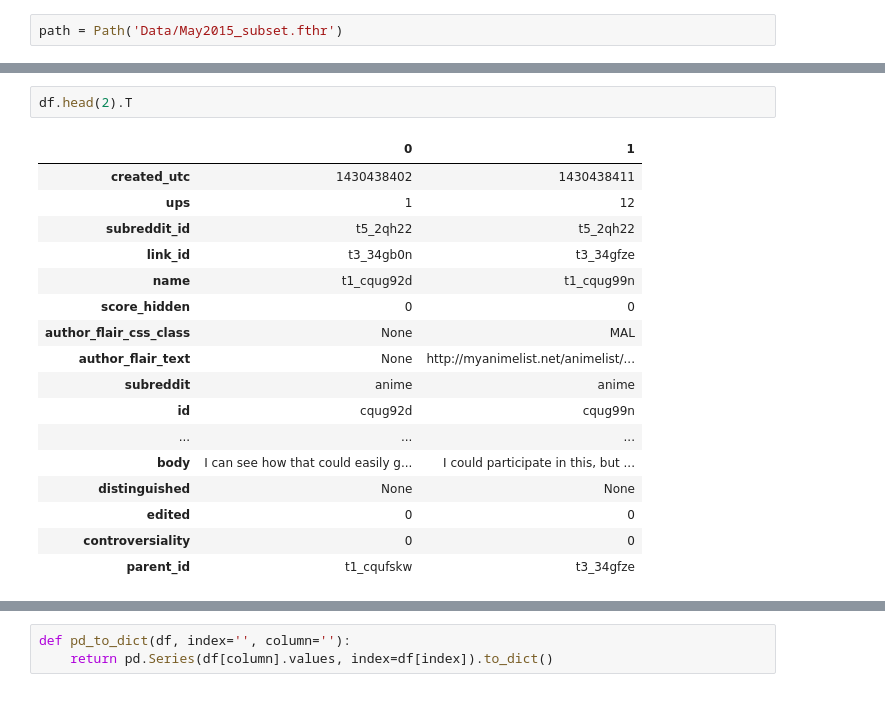
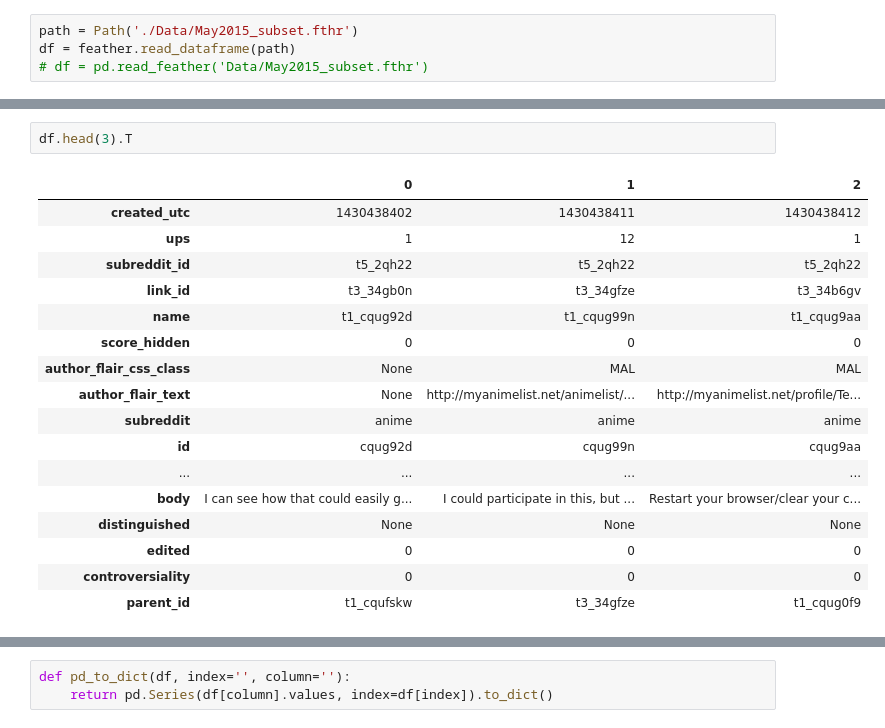
Before and after one commit to Prakhar-USF/ml-reddit, a Jupyter notebook: preprocessing.ipynb, the cells around one changed output, grey strips where cells are left out. Saved outputs shown, nothing was run; the diff lists cells and outputs as text.

```diff
--- a/preprocessing.ipynb
+++ b/preprocessing.ipynb
@@ -21,2 +26,4 @@ from sklearn.linear_model import LinearRegression
 # %%
-path = Path('Data/May2015_subset.fthr')
+path = Path('./Data/May2015_subset.fthr')
+df = feather.read_dataframe(path)
+# df = pd.read_feather('Data/May2015_subset.fthr')
@@ -27,20 +60,20 @@ df = feather.read_dataframe(path)
 # %%
-df.head(2).T
+df.head(3).T
 # %% [output]
-|  | 0 | 1 |
-| created_utc | 1430438402 | 1430438411 |
-| ups | 1 | 12 |
-| subreddit_id | t5_2qh22 | t5_2qh22 |
-| link_id | t3_34gb0n | t3_34gfze |
-| name | t1_cqug92d | t1_cqug99n |
-| score_hidden | 0 | 0 |
-| author_flair_css_class | None | MAL |
-| author_flair_text | None | http://myanimelist.net/animelist/... |
-| subreddit | anime | anime |
-| id | cqug92d | cqug99n |
-| ... | ... | ... |
-| body | I can see how that could easily g... | I could participate in this, but ... |
-| distinguished | None | None |
-| edited | 0 | 0 |
-| controversiality | 0 | 0 |
-| parent_id | t1_cqufskw | t3_34gfze |
+|  | 0 | 1 | 2 |
+| created_utc | 1430438402 | 1430438411 | 1430438412 |
+| ups | 1 | 12 | 1 |
+| subreddit_id | t5_2qh22 | t5_2qh22 | t5_2qh22 |
+| link_id | t3_34gb0n | t3_34gfze | t3_34b6gv |
+| name | t1_cqug92d | t1_cqug99n | t1_cqug9aa |
+| score_hidden | 0 | 0 | 0 |
+| author_flair_css_class | None | MAL | MAL |
+| author_flair_text | None | http://myanimelist.net/animelist/... | http://myanimelist.net/profile/Te... |
+| subreddit | anime | anime | anime |
+| id | cqug92d | cqug99n | cqug9aa |
+| ... | ... | ... | ... |
+| body | I can see how that could easily g... | I could participate in this, but ... | Restart your browser/clear your c... |
+| distinguished | None | None | None |
+| edited | 0 | 0 | 0 |
+| controversiality | 0 | 0 | 0 |
+| parent_id | t1_cqufskw | t3_34gfze | t1_cqug0f9 |
```
Also changed, not shown: parts of 52 cells of this notebook.
